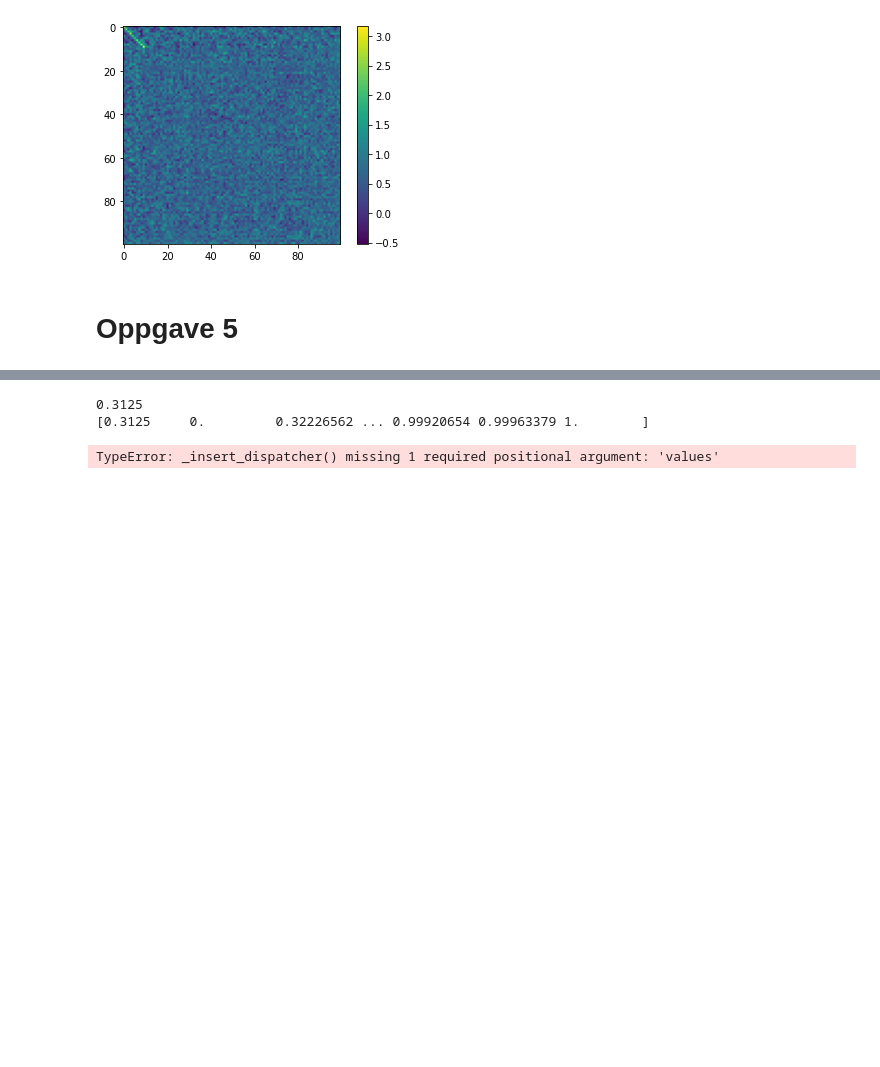
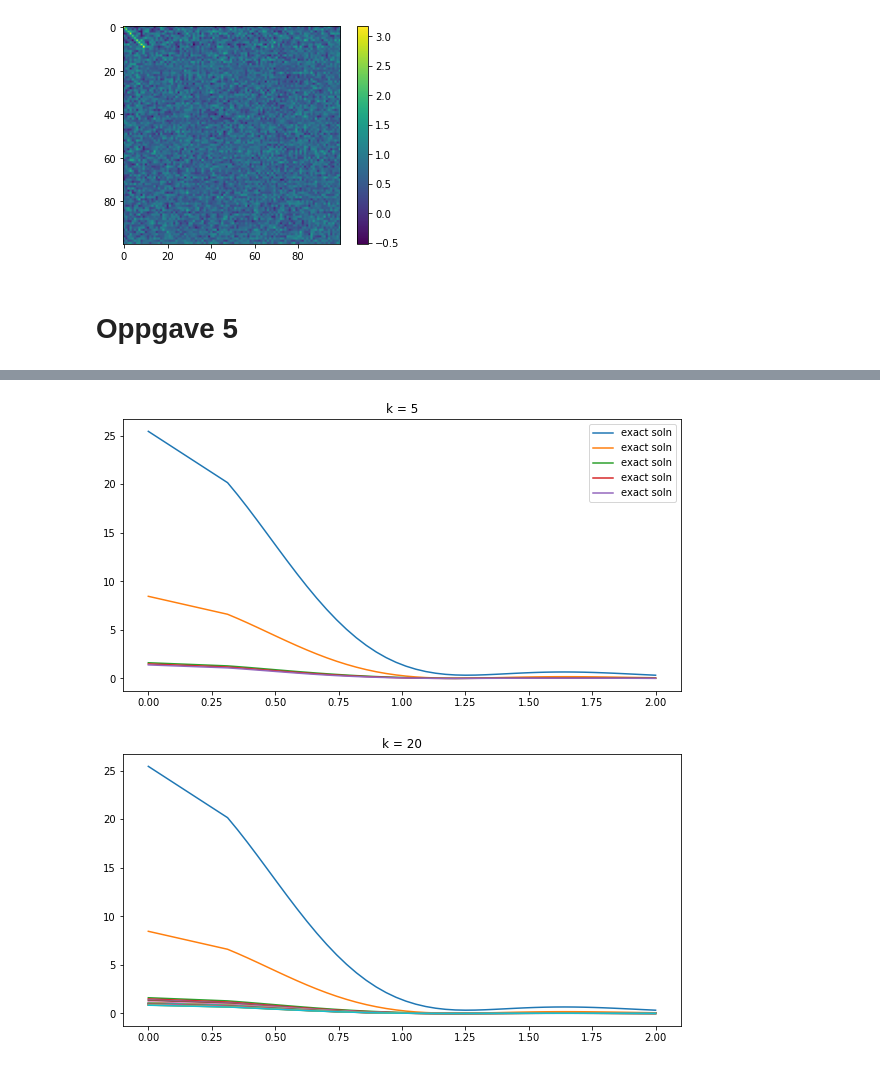
Before and after one commit to albertbayazidi/Dynamic-Low-Rank-Approximations-and-Bidiagonalization, a Jupyter notebook: test.ipynb, the cells around one changed output, grey strips where cells are left out. Drawn from its saved outputs; the diff is of its cells as text; code cells hidden in the pictures; blank space fills up the shorter version.

```diff
--- a/test.ipynb
+++ b/test.ipynb
@@ -187,23 +167,26 @@ plt.colorbar()
-# %%
-#U,s,Vt = np.linalg.svd(A_20)
-#print(s)
-
-print(t_vals[0])
-print(np.insert(t_vals,0,0))
-
-def compute_singular_values(A,k,t_vals):
-    sing_vals = np.linalg.svd(A(0))[1][:k]
-    for t in t_vals:
-        s = np.linalg.svd(A(t))[1][:k]
-        sing_vals = np.vstack((sing_vals,s))
-    return sing_vals.T
-
-
-sing_vals = compute_singular_values(ex.A_2,5,t_vals)
-for vals in sing_vals:
-    #plt.plot(,vals)
-plt.show()
-# %% [output]
-0.3125
-[0.3125     0.         0.32226562 ... 0.99920654 0.99963379 1.        ]
-TypeError: _insert_dispatcher() missing 1 required positional argument: 'values'
+# %%
+U,s,Vt = np.linalg.svd(A_20)
+
+sing_vals = vssi.compute_singular_values(ex.A_2,5,t_vals)
+
+plt.figure(1,figsize=(10,5))
+plt.title("k = 5")
+for vals in sing_vals:
+    plt.plot(t_vals,vals, label = "exact soln")
+    plt.legend()
+plt.show()
+
+
+
+vssi.extract_singular_values(St)
+
+sing_vals = vssi.compute_singular_values(ex.A_2,20,t_vals)
+
+plt.figure(1,figsize=(10,5))
+plt.title("k = 20")
+for vals in sing_vals:
+    plt.plot(t_vals,vals)
+plt.show()
+# %% [output]
+[figure, added]
+[figure, added]
```
Also changed, not shown: parts of 2 cells of this notebook, 1 other file.
